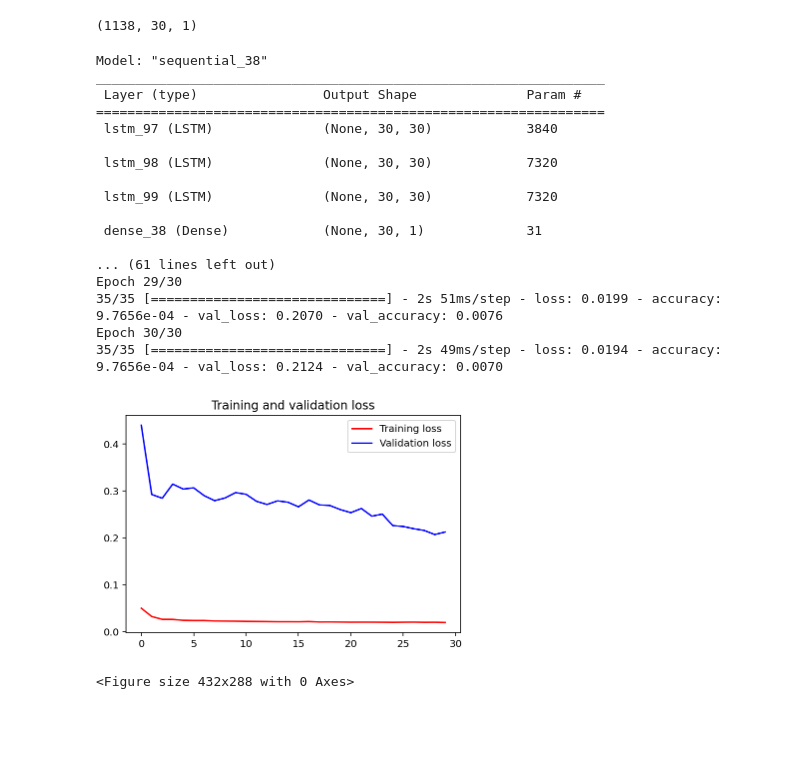
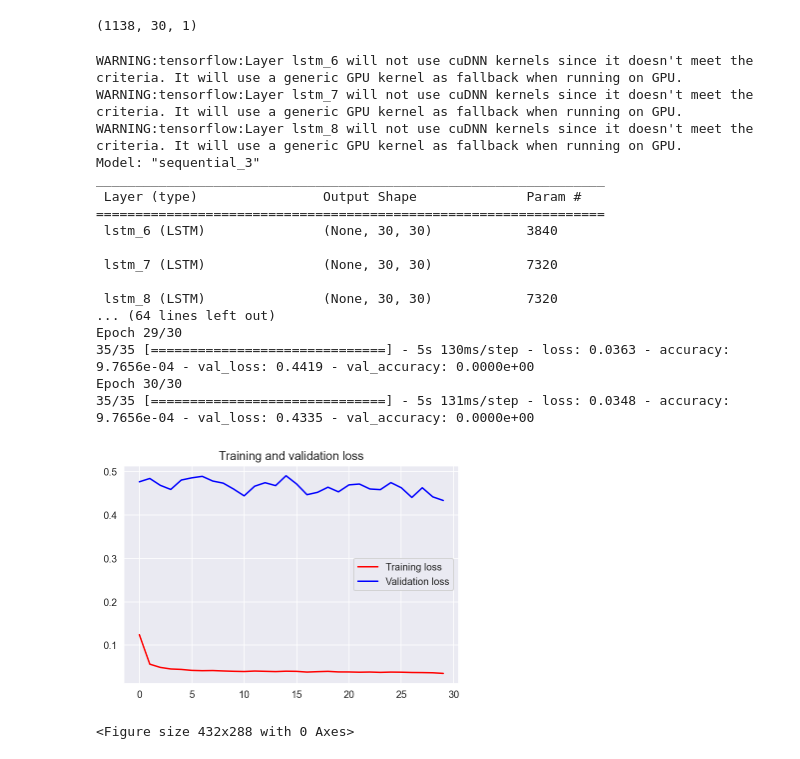
Before and after one commit to gphlames2/crypto_predictor, a Jupyter notebook: your_real_time_data.ipynb, the cells around one changed output. Drawn from its saved outputs; the diff is of its cells as text; code cells hidden in the pictures; blank space fills up the shorter version.

```diff
--- a/your_real_time_data.ipynb
+++ b/your_real_time_data.ipynb
@@ -235,44 +239,44 @@ x_train.shape
 # %%
 from keras.layers import Dense, LSTM, Bidirectional, GRU, Dropout
 from keras.models import Sequential
 
 model = Sequential()
-model.add(LSTM(units=30,activation='relu',return_sequences=True,input_shape=(x_train.shape[1],1),dropout=0.1))
-model.add(LSTM(units=30,return_sequences=True,activation='relu',dropout=0.1))
-model.add(LSTM(units=30,return_sequences=True,activation='relu',dropout=0.1))
+model.add(LSTM(units=30,activation='sigmoid',return_sequences=True,input_shape=(x_train.shape[1],1),dropout=0.1))
+model.add(LSTM(units=30,return_sequences=True,activation='sigmoid',dropout=0.1))
+model.add(LSTM(units=30,return_sequences=True,activation='sigmoid',dropout=0.1))
 model.add(Dense(units=1))
 model.compile(optimizer='adam', loss='mean_absolute_error',metrics=['accuracy'])
 model.summary()
 history = model.fit(x_train,y_train,epochs=30,validation_split=0.1,batch_size=30,
                     verbose=1)
 loss = history.history['loss']
 val_loss = history.history['val_loss']
 epochs = range(len(loss))
 plt.plot(epochs, loss, 'r', label='Training loss')
 plt.plot(epochs, val_loss, 'b', label='Validation loss')
 plt.title('Training and validation loss')
 plt.legend(loc=0)
 plt.figure()
 plt.show()
 # %% [output]
-Model: "sequential_38"
+WARNING:tensorflow:Layer lstm_6 will not use cuDNN kernels since it doesn't meet the criteria. It will use a generic GPU kernel as fallback when running on GPU.
+WARNING:tensorflow:Layer lstm_7 will not use cuDNN kernels since it doesn't meet the criteria. It will use a generic GPU kernel as fallback when running on GPU.
+WARNING:tensorflow:Layer lstm_8 will not use cuDNN kernels since it doesn't meet the criteria. It will use a generic GPU kernel as fallback when running on GPU.
+Model: "sequential_3"
 _________________________________________________________________
  Layer (type)                Output Shape              Param #
 =================================================================
- lstm_97 (LSTM)              (None, 30, 30)            3840
+ lstm_6 (LSTM)               (None, 30, 30)            3840
 
- lstm_98 (LSTM)              (None, 30, 30)            7320
+ lstm_7 (LSTM)               (None, 30, 30)            7320
 
- lstm_99 (LSTM)              (None, 30, 30)            7320
-
- dense_38 (Dense)            (None, 30, 1)             31
-
-... (61 lines left out)
+ lstm_8 (LSTM)               (None, 30, 30)            7320
+... (64 lines left out)
 Epoch 29/30
-35/35 [==============================] - 2s 51ms/step - loss: 0.0199 - accuracy: 9.7656e-04 - val_loss: 0.2070 - val_accuracy: 0.0076
+35/35 [==============================] - 5s 130ms/step - loss: 0.0363 - accuracy: 9.7656e-04 - val_loss: 0.4419 - val_accuracy: 0.0000e+00
 Epoch 30/30
-35/35 [==============================] - 2s 49ms/step - loss: 0.0194 - accuracy: 9.7656e-04 - val_loss: 0.2124 - val_accuracy: 0.0070
+35/35 [==============================] - 5s 131ms/step - loss: 0.0348 - accuracy: 9.7656e-04 - val_loss: 0.4335 - val_accuracy: 0.0000e+00
-[figure, old version]
+[figure, new version]
 <Figure size 432x288 with 0 Axes>
 # %%
 def predict(model,data):
```
Also changed, not shown: parts of 19 cells of this notebook, 3 other files.
